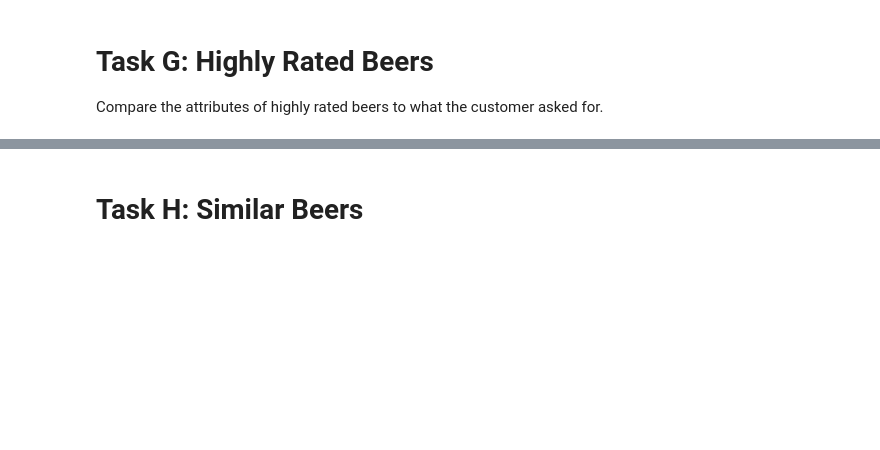
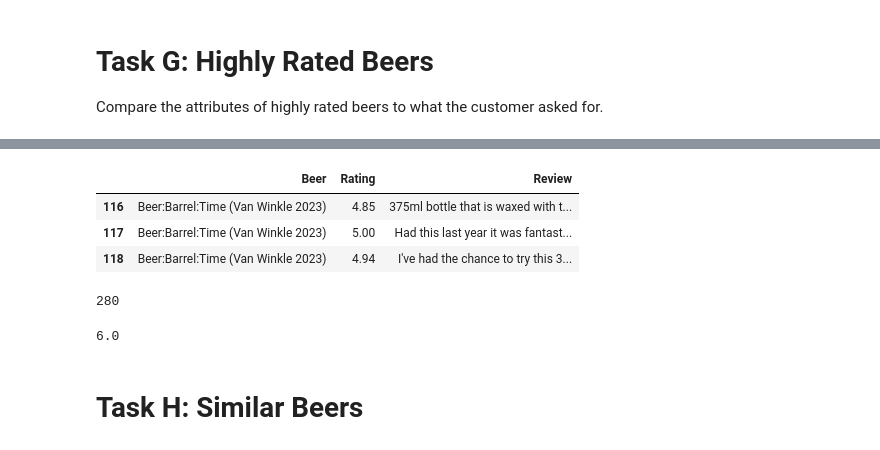
Before and after one commit to femkemunting/mis284n_assignment_2, a Jupyter notebook: assignment2.ipynb, the cells around one changed output, grey strips where cells are left out. Cells and saved outputs as stored; diff of their text form; code cells hidden in the pictures; blank space fills up the shorter version.

```diff
--- a/assignment2.ipynb
+++ b/assignment2.ipynb
@@ -716,0 +726,4 @@ Compare the attributes of highly rated beers to what the customer asked for.
+# %%
+df = pd.read_csv("data/beer_reviews.csv")
+average_ratings = df.groupby(["Beer"])["Rating"].mean().sort_values(ascending = False)
+average_ratings.head(3)
@@ -717,2 +743,22 @@ Compare the attributes of highly rated beers to what the customer asked for.
+# %%
+df[df["Beer"] == "Beer:Barrel:Time (Van Winkle 2023)"]
+# %% [output]
+|  | Beer | Rating | Review |
+| 116 | Beer:Barrel:Time (Van Winkle 2023) | 4.85 | 375ml bottle that is waxed with t... |
+| 117 | Beer:Barrel:Time (Van Winkle 2023) | 5.00 | Had this last year it was fantast... |
+| 118 | Beer:Barrel:Time (Van Winkle 2023) | 4.94 | I've had the chance to try this 3... |
+# %%
+len(df["Beer"].unique())
+# We have 280 unique beers, but an uneven distribution of review counts for each
+# %% [output]
+280
+# %%
+df.groupby(["Beer"])["Review"].count().max()
+# The max number of reviews for one beer is 15, the min is 1
+
+df.groupby(["Beer"])["Review"].count().median()
+# Mean count is 6; maybe we should cut off all beers that have less than three reviews?
+# %% [output]
+6.0
 # %% [markdown]
 # Task H: Similar Beers
```
Also changed, not shown: parts of 13 cells of this notebook.
